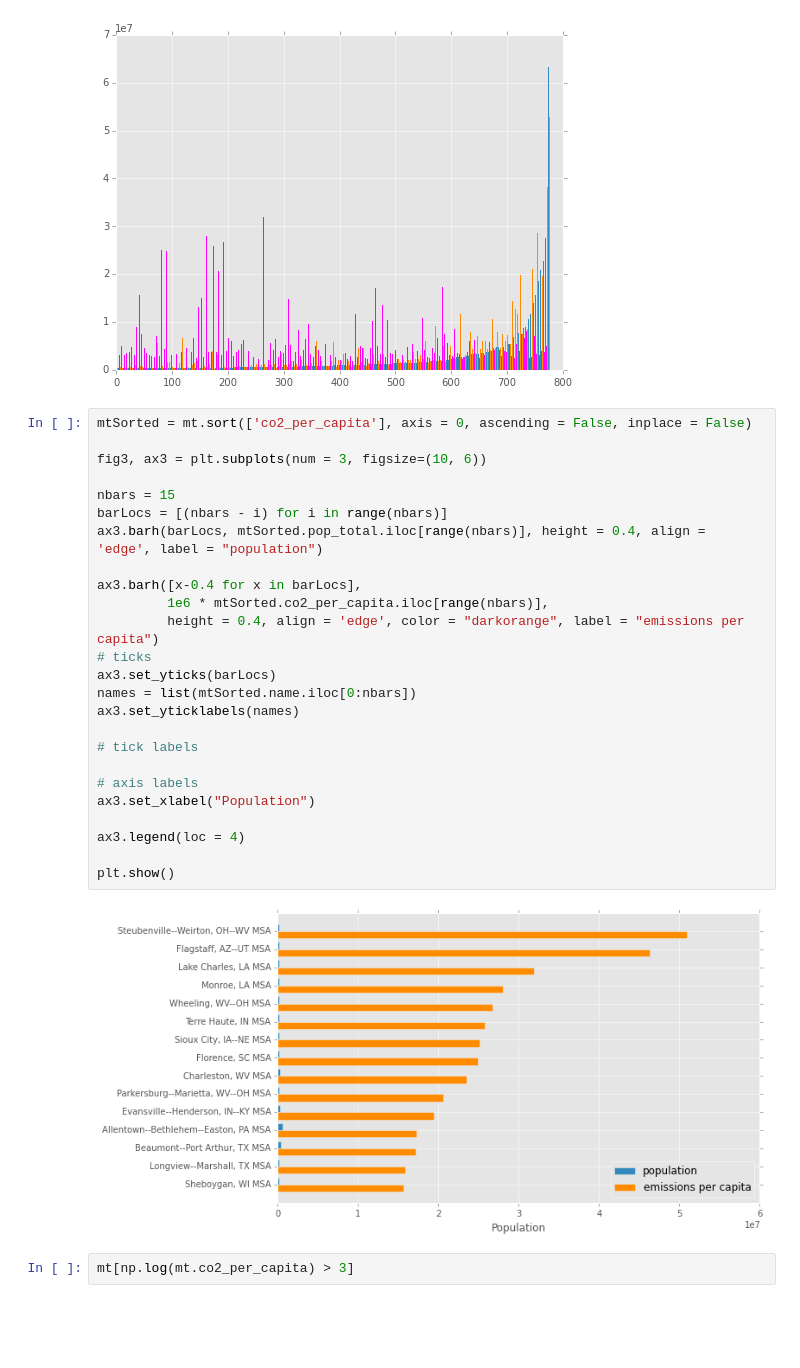
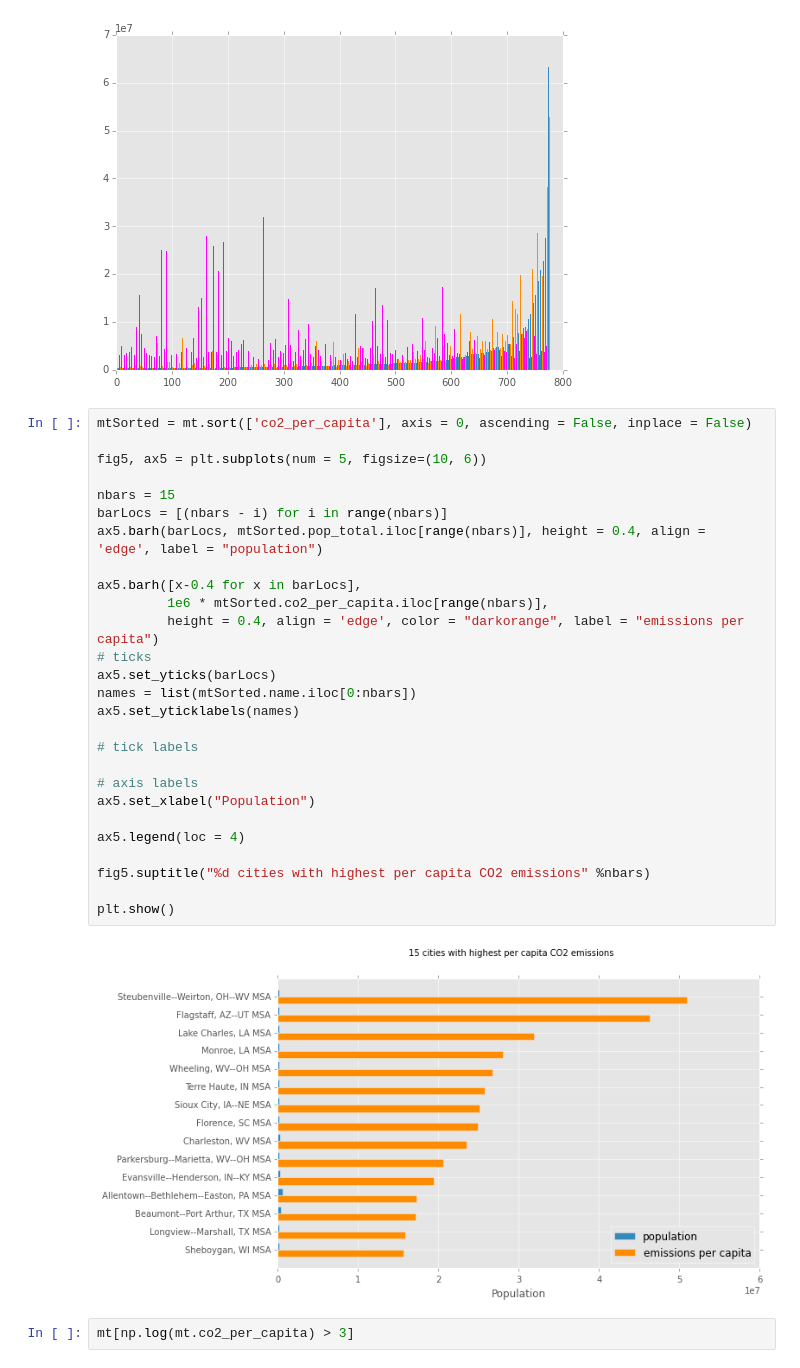
Before and after one commit to pvarsh/foundations-a4, a Jupyter notebook: assignment-4.ipynb, the cells around one changed output. Cells and saved outputs as stored; diff of their text form; blank space fills up the shorter version.

```diff
--- a/assignment-4.ipynb
+++ b/assignment-4.ipynb
@@ -481,30 +499,32 @@ plt.show()
 # %%
 mtSorted = mt.sort(['co2_per_capita'], axis = 0, ascending = False, inplace = False)
 
-fig3, ax3 = plt.subplots(num = 3, figsize=(10, 6))
+fig5, ax5 = plt.subplots(num = 5, figsize=(10, 6))
 
 nbars = 15
 barLocs = [(nbars - i) for i in range(nbars)]
-ax3.barh(barLocs, mtSorted.pop_total.iloc[range(nbars)], height = 0.4, align = 'edge', label = "population")
+ax5.barh(barLocs, mtSorted.pop_total.iloc[range(nbars)], height = 0.4, align = 'edge', label = "population")
 
-ax3.barh([x-0.4 for x in barLocs],
+ax5.barh([x-0.4 for x in barLocs],
          1e6 * mtSorted.co2_per_capita.iloc[range(nbars)],
          height = 0.4, align = 'edge', color = "darkorange", label = "emissions per capita")
 # ticks
-ax3.set_yticks(barLocs)
+ax5.set_yticks(barLocs)
 names = list(mtSorted.name.iloc[0:nbars])
-ax3.set_yticklabels(names)
+ax5.set_yticklabels(names)
 
 # tick labels
 
 # axis labels
-ax3.set_xlabel("Population")
+ax5.set_xlabel("Population")
 
-ax3.legend(loc = 4)
+ax5.legend(loc = 4)
+
+fig5.suptitle("%d cities with highest per capita CO2 emissions" %nbars)
 
 plt.show()
 # %% [output]
-[figure, old version]
+[figure, new version]
 # %%
 mt[np.log(mt.co2_per_capita) > 3]
 # %% [output]
```
Also changed, not shown: parts of 5 cells of this notebook.
